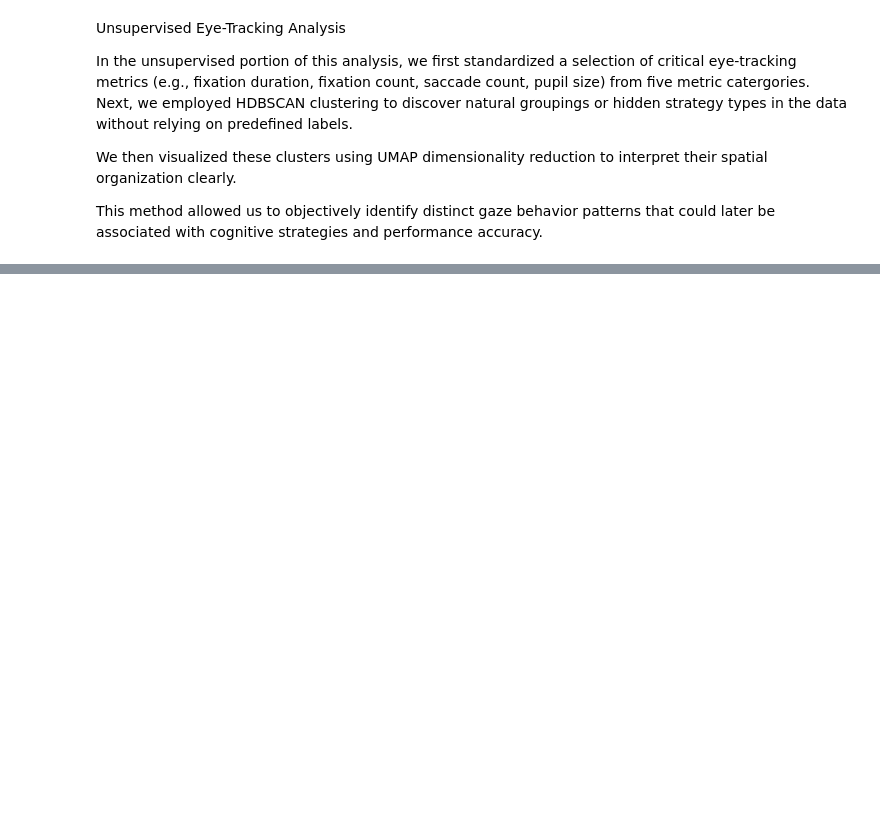
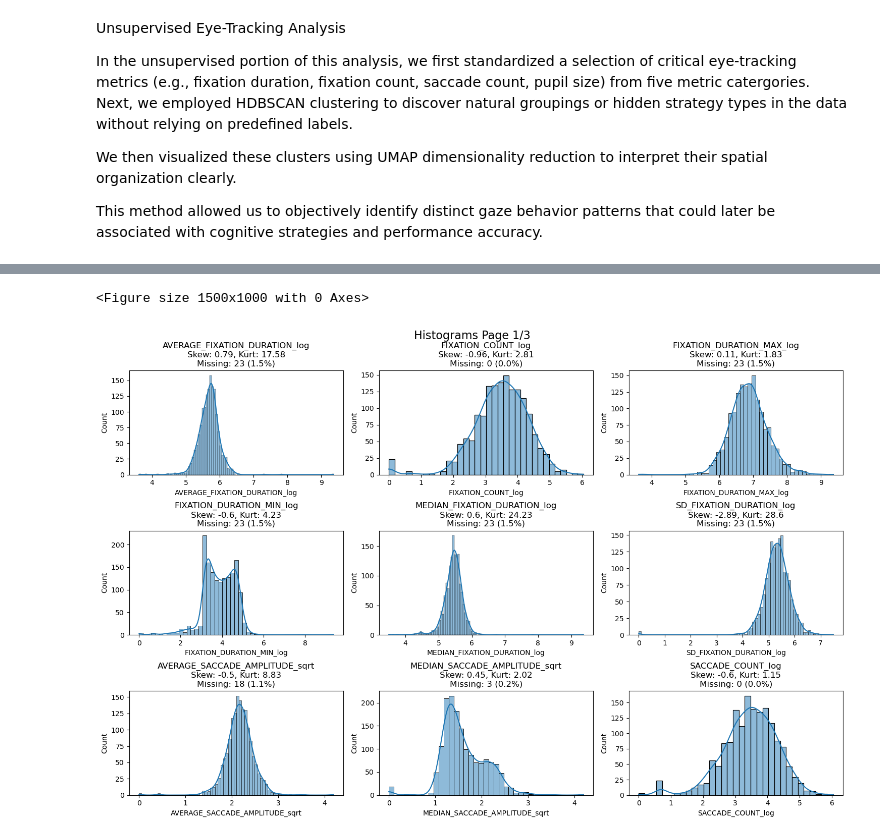
Before and after one commit to JujiaLi2020/202506-ML-EyeTracking, a Jupyter notebook: notebooks/1-Unsupervised.ipynb, the cells around one changed output, grey strips where cells are left out. Cells and saved outputs as stored; diff of their text form; code cells hidden in the pictures; blank space fills up the shorter version.

```diff
--- a/notebooks/1-Unsupervised.ipynb
+++ b/notebooks/1-Unsupervised.ipynb
@@ -40,0 +65,19 @@ X_scaled = scaler.fit_transform(X)
+# %%
+# Replace "." with np.nan without inplace
+df_selected = df_selected.replace(".", np.nan)
+
+# Create a copy of the dataframe to store numeric values
+df_selected_numeric = df_selected.copy()  # Create df_selected_numeric first
+
+exclude_columns = ['RECORDING_SESSION_LABEL', 'trialid', 'response']
+
+# Convert columns to numeric and then to int64 where possible
+for col in df_selected.columns:
+    # Skip the columns we want to keep as is
+    if col not in exclude_columns:
+        # First convert to numeric (this will create float values)
+        df_selected_numeric[col] = pd.to_numeric(df_selected[col], errors='coerce')
+
+# Check the result
+#df_selected_numeric.info()
+df_selected_numeric.head()
@@ -40,0 +305,59 @@ X_scaled = scaler.fit_transform(X)
+# %%
+# List of new transformed variables
+transformed_vars = [
+    "AVERAGE_FIXATION_DURATION_log",
+    "FIXATION_COUNT_log",
+    "FIXATION_DURATION_MAX_log",
+    "FIXATION_DURATION_MIN_log",
+    "MEDIAN_FIXATION_DURATION_log",
+    "SD_FIXATION_DURATION_log",
+    "AVERAGE_SACCADE_AMPLITUDE_sqrt",
+    "MEDIAN_SACCADE_AMPLITUDE_sqrt",
+    "SACCADE_COUNT_log",
+    "SD_SACCADE_AMPLITUDE",
+    "PUPIL_SIZE_MEAN",
+    "PUPIL_SIZE_MAX_log",
+    "PUPIL_SIZE_MIN",
+    "AVERAGE_BLINK_DURATION_log",
+    "BLINK_COUNT_log",
+    "RUN_COUNT_log",
+    "VISITED_INTEREST_AREA_COUNT_reflectlog",
+    "DURATION_log",
+    "IP_DURATION_log"
+]
+
+def descriptive_stats(df):
+    # Filter only numeric columns (both float64 and int64) for statistical calculations
+    numeric_df = df.select_dtypes(include=['float64', 'int64'])
+
+    # Basic statistics
+    desc = numeric_df.describe().T
+    desc['skewness'] = numeric_df.skew()
+    desc['kurtosis'] = numeric_df.kurtosis()
+    return desc
+
+# Apply the function to your dataframe
+descriptive_table_transformed = descriptive_stats(df_transformed[transformed_vars])
+
+# Display the table
+print(descriptive_table_transformed)
+
+# Output descriptive table of metrics
+descriptive_table_transformed.to_csv("../data/eye_tracking_metrics_descriptive_transformed.csv", index=True)
+
+
+
+# Set up the matplotlib figure
+plt.figure(figsize=(15, 10))
+
+# Get only numeric columns
+numeric_columns = df_transformed.select_dtypes(include=['float64', 'int64']).columns.tolist()
+
+# Calculate skewness for all numeric columns
+skewness_values = df_transformed[transformed_vars].skew()
+
+
+# Execute one of the functions:
+# For all metrics:
+plot_all_histograms(df_transformed, transformed_vars)
+# %% [output]
@@ -40,0 +381,2 @@ X_scaled = scaler.fit_transform(X)
+<Figure size 1500x1000 with 0 Axes>
+[figure, added]
```
Also changed, not shown: parts of 35 cells of this notebook, 4 other files.
